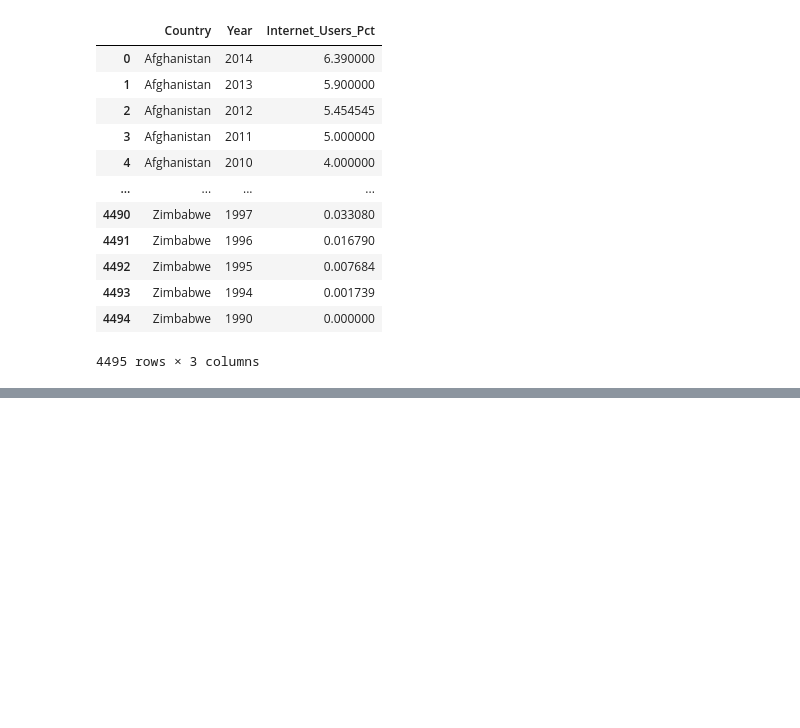
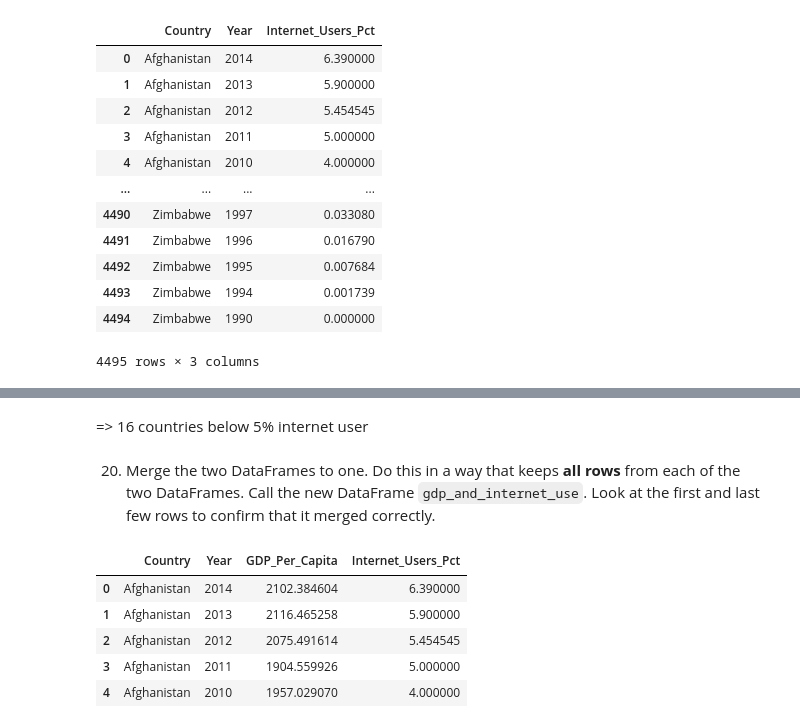
Before and after one commit to Fozeyasaid/un-project-Fozeyasaid, a Jupyter notebook: notebook/UN_project.ipynb, the cells around one changed output, grey strips where cells are left out. Saved outputs shown, nothing was run; the diff lists cells and outputs as text; code cells hidden in the pictures; blank space fills up the shorter version.

```diff
--- a/notebook/UN_project.ipynb
+++ b/notebook/UN_project.ipynb
@@ -856,0 +632,14 @@ gdp_and_internet_use.loc[gdp_and_internet_use['Year'] == 2014].sort_values(by =
+# %% [markdown]
+  => 16 countries below 5% internet user
+# %% [markdown]
+20. Merge the two DataFrames to one. Do this in a way that keeps **all rows** from each of the two DataFrames. Call the new DataFrame `gdp_and_internet_use`. Look at the first and last few rows to confirm that it merged correctly.
+# %%
+gdp_and_internet_use = pd.merge(gdp_df, internet_df, left_on = ['Country','Year'], right_on =['Country','Year'], how = 'inner')
+gdp_and_internet_use.head()
+# %% [output]
+|  | Country | Year | GDP_Per_Capita | Internet_Users_Pct |
+| 0 | Afghanistan | 2014 | 2102.384604 | 6.390000 |
+| 1 | Afghanistan | 2013 | 2116.465258 | 5.900000 |
+| 2 | Afghanistan | 2012 | 2075.491614 | 5.454545 |
+| 3 | Afghanistan | 2011 | 1904.559926 | 5.000000 |
+| 4 | Afghanistan | 2010 | 1957.029070 | 4.000000 |
```
Also changed, not shown: parts of 62 cells of this notebook.
